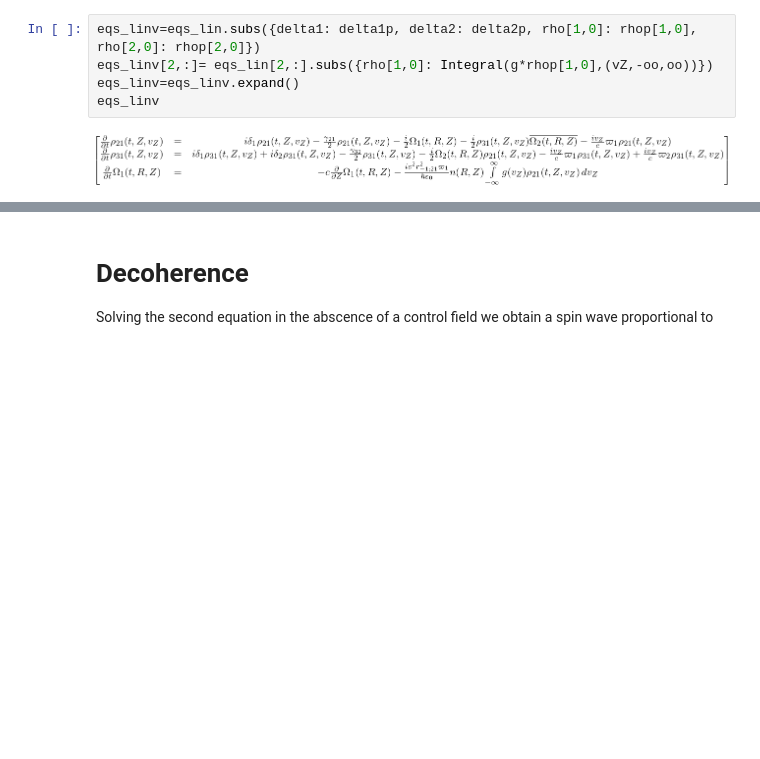
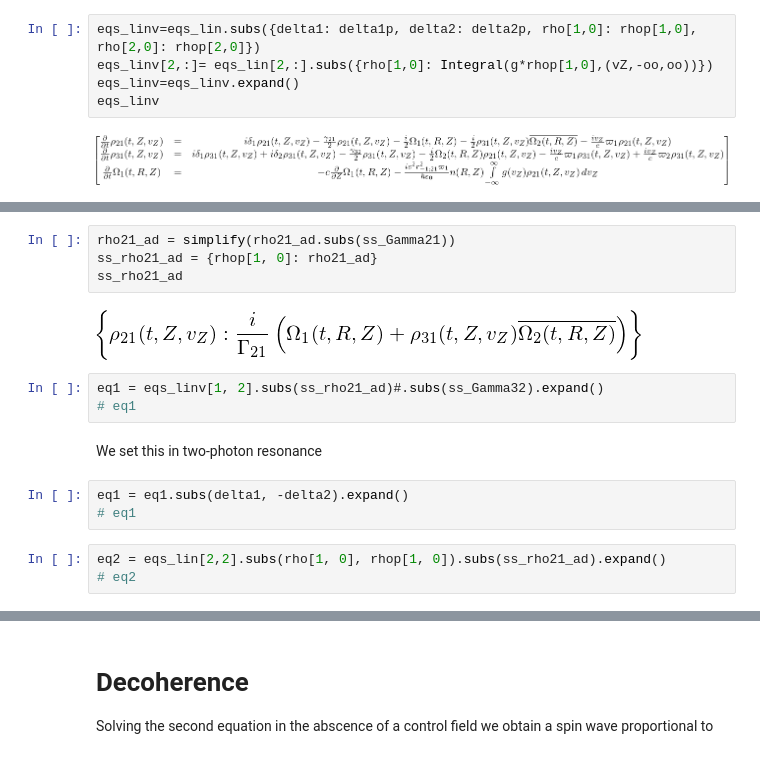
Before and after one commit to oscarlazoarjona/quantum_memories, a Jupyter notebook: examples/orca/Orca memory equations.ipynb, the cells around one changed output, grey strips where cells are left out. Saved outputs shown, nothing was run; the diff lists cells and outputs as text; blank space fills up the shorter version.

```diff
--- a/examples/orca/Orca memory equations.ipynb
+++ b/examples/orca/Orca memory equations.ipynb
@@ -814,0 +709,17 @@ eqs_linv
+# %%
+rho21_ad = simplify(rho21_ad.subs(ss_Gamma21))
+ss_rho21_ad = {rhop[1, 0]: rho21_ad}
+ss_rho21_ad
+# %% [output]
+[figure, added]
+# %%
+eq1 = eqs_linv[1, 2].subs(ss_rho21_ad)#.subs(ss_Gamma32).expand()
+# eq1
+# %% [markdown]
+We set this in two-photon resonance
+# %%
+eq1 = eq1.subs(delta1, -delta2).expand()
+# eq1
+# %%
+eq2 = eqs_lin[2,2].subs(rho[1, 0], rhop[1, 0]).subs(ss_rho21_ad).expand()
+# eq2
```
Also changed, not shown: parts of 121 cells of this notebook, 7 other files.
